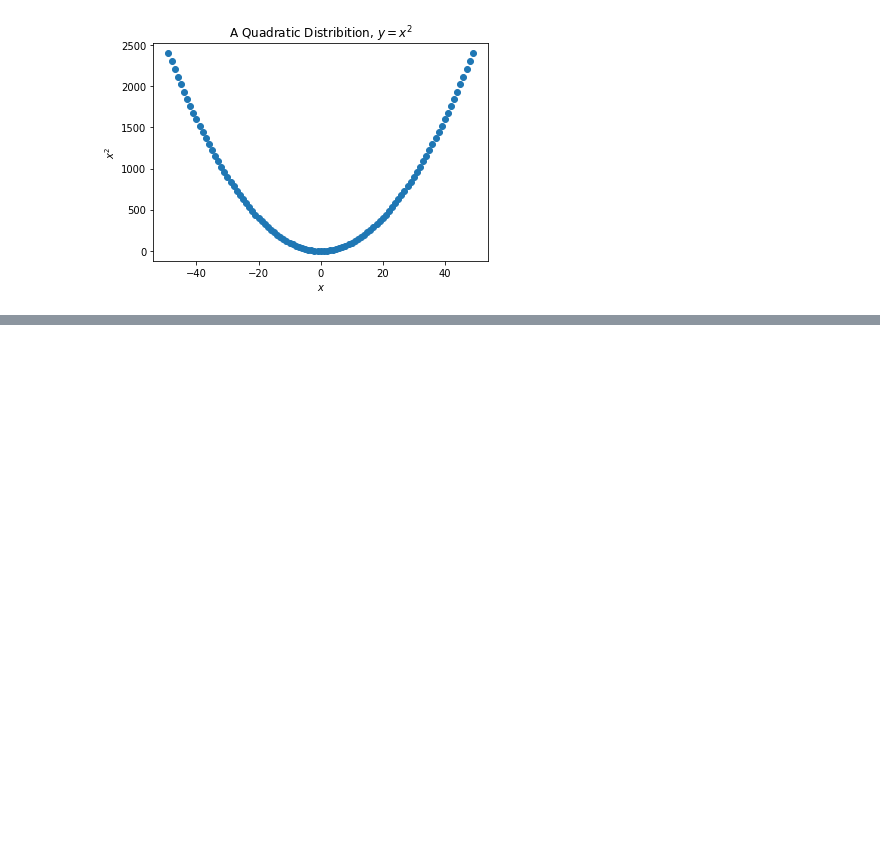
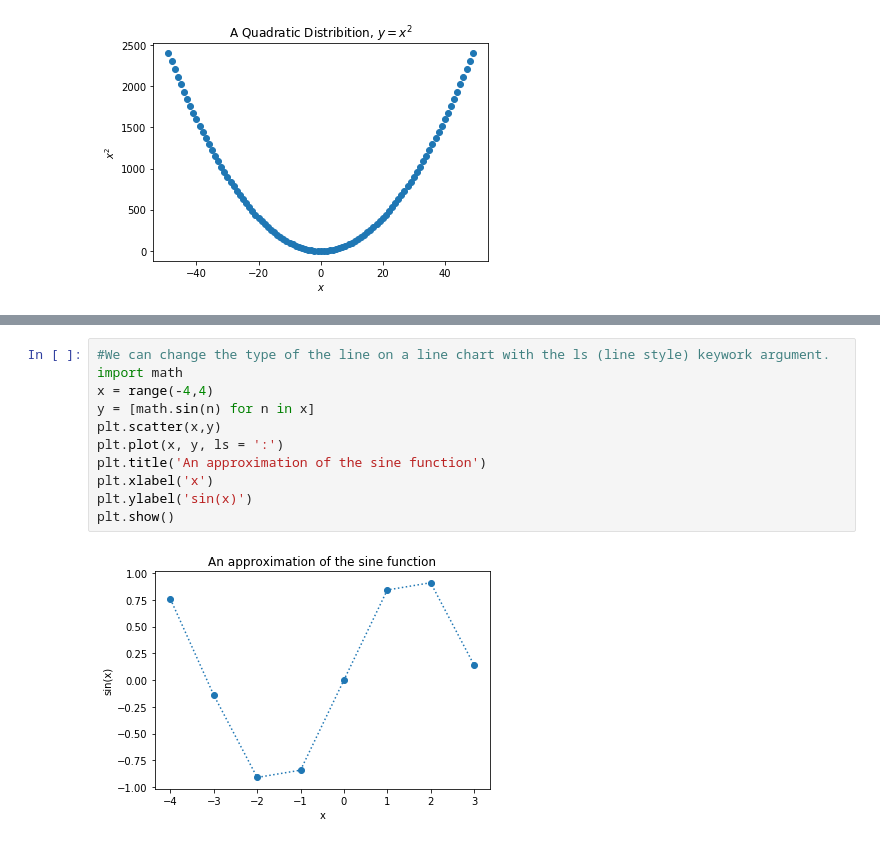
Before and after one commit to SaraPena/resources, a Jupyter notebook: matplotlib_intro_lesson.ipynb, the cells around one changed output, grey strips where cells are left out. Cells and saved outputs as stored; diff of their text form; blank space fills up the shorter version.

```diff
--- a/matplotlib_intro_lesson.ipynb
+++ b/matplotlib_intro_lesson.ipynb
@@ -81,0 +86,13 @@ plt.show()
+# %%
+#We can change the type of the line on a line chart with the ls (line style) keywork argument.
+import math
+x = range(-4,4)
+y = [math.sin(n) for n in x]
+plt.scatter(x,y)
+plt.plot(x, y, ls = ':')
+plt.title('An approximation of the sine function')
+plt.xlabel('x')
+plt.ylabel('sin(x)')
+plt.show()
+# %% [output]
+[figure, added]
```
Also changed, not shown: parts of 15 cells of this notebook, 1 other file.
